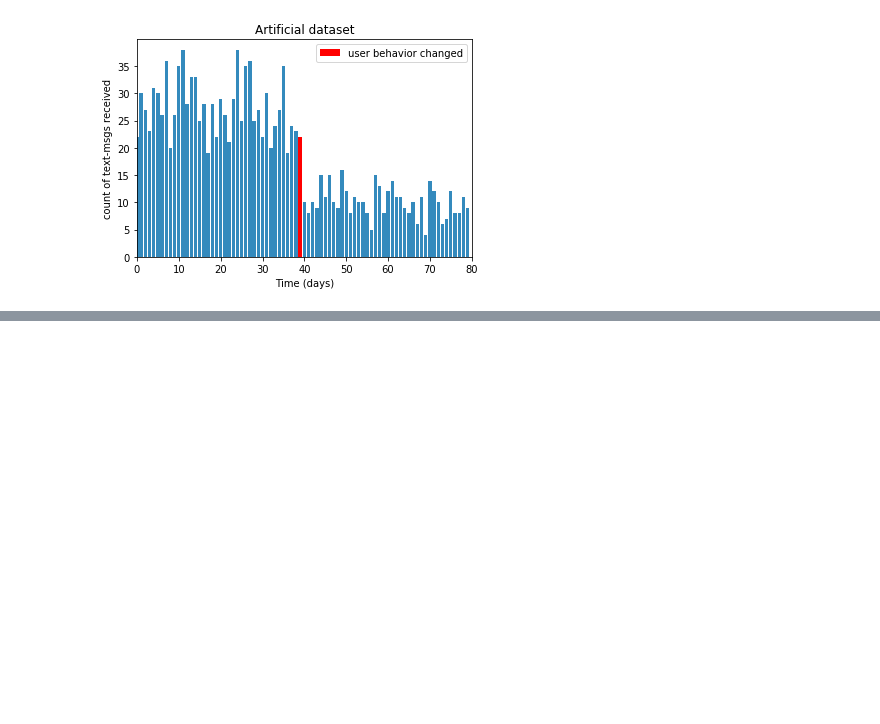
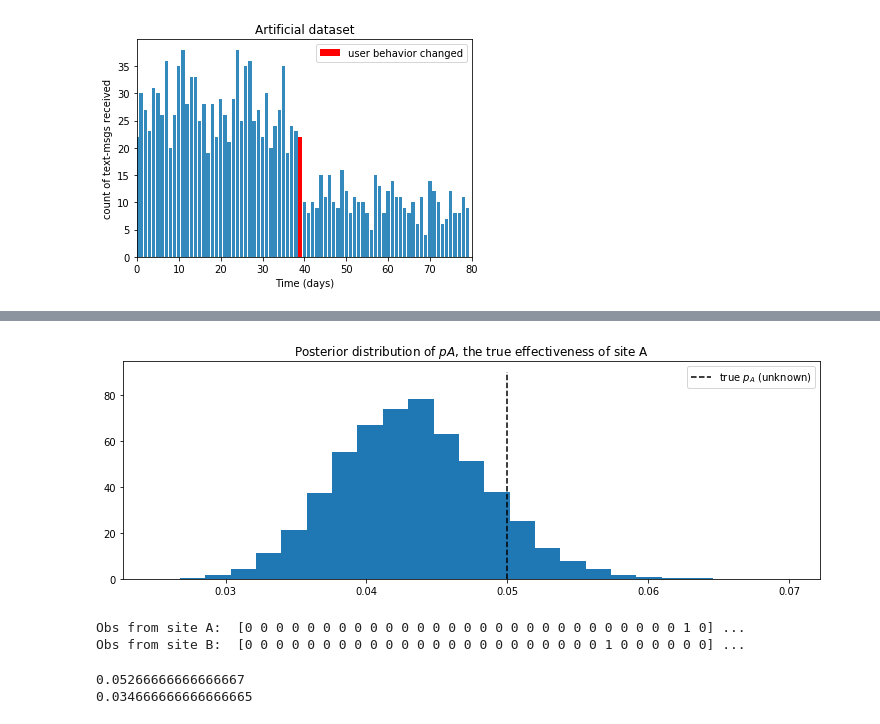
Before and after one commit to CLuiz/probabalistic_programming, a Jupyter notebook: ch2.ipynb, the cells around one changed output, grey strips where cells are left out. Saved outputs shown, nothing was run; the diff lists cells and outputs as text; code cells hidden in the pictures; blank space fills up the shorter version.

```diff
--- a/ch2.ipynb
+++ b/ch2.ipynb
@@ -135,0 +153,5 @@ plt.legend()
+# %%
+# A simple case
+
+with pm.Model() as model:
+    p = pm.Uniform('p', lower=0, upper=1)
@@ -135,0 +193,34 @@ plt.legend()
+# %%
+figsize(12.5, 4)
+plt.title("Posterior distribution of $pA$, the true effectiveness of site A")
+plt.vlines(p_true, 0, 90, linestyle="--", label="true $p_A$ (unknown)")
+plt.hist(burned_trace["p"], bins=25, histtype='stepfilled', density=True)
+plt.legend();
+# %% [output]
+[figure, added]
+# %%
+# A and B together
+figsize = (12, 4)
+
+# these two quantites are unknown to us
+true_p_A = 0.05
+true_p_B = 0.04
+
+# Notice the unequal sample sizes -- no prblem in Bayesian analysis
+N_A = 1500
+N_B = 750
+
+# generate some observations
+observations_A = stats.bernoulli.rvs(true_p_A, size=N_A)
+observations_B = stats.bernoulli.rvs(true_p_B, size=N_B)
+print("Obs from site A: ", observations_A[:30], "...")
+print("Obs from site B: ", observations_B[:30], "...")
+# %% [output]
+Obs from site A:  [0 0 0 0 0 0 0 0 0 0 0 0 0 0 0 0 0 0 0 0 0 0 0 0 0 0 0 0 1 0] ...
+Obs from site B:  [0 0 0 0 0 0 0 0 0 0 0 0 0 0 0 0 0 0 0 0 0 0 0 1 0 0 0 0 0 0] ...
+# %%
+print(np.mean(observations_A))
+print(np.mean(observations_B))
+# %% [output]
+0.05266666666666667
+0.034666666666666665
```
Also changed, not shown: parts of 7 cells of this notebook.
